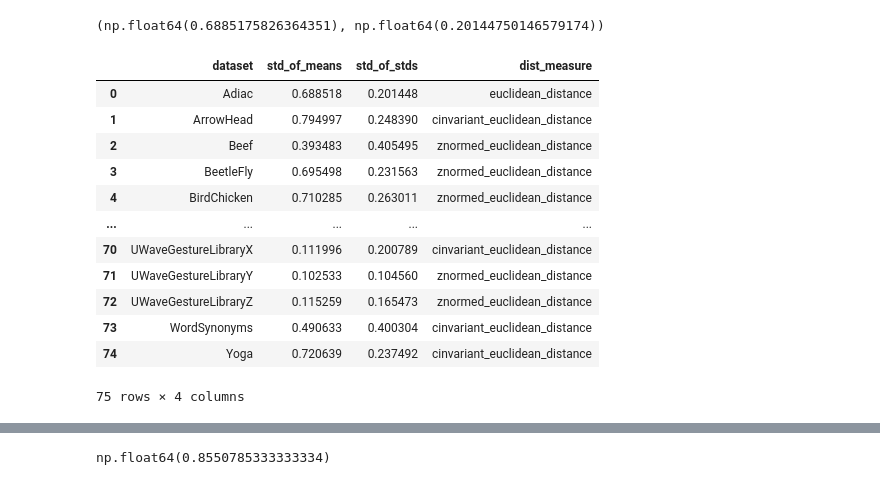
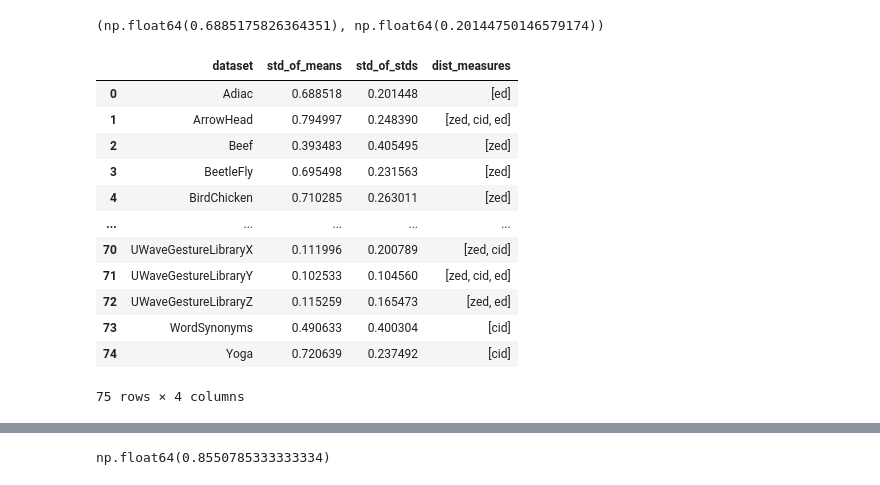
Before and after one commit to JaasperK/oracle, a Jupyter notebook: notebooks/oracle.ipynb, the cells around one changed output, grey strips where cells are left out. Saved outputs shown, nothing was run; the diff lists cells and outputs as text; code cells hidden in the pictures.

Commit message:
updated names

```diff
--- a/notebooks/oracle.ipynb
+++ b/notebooks/oracle.ipynb
@@ -84,3 +94,9 @@ znorm, cinv, euc
 (0.85508, 0.85808, 0.84063)
 # %% [markdown]
 Now that we have all scores for each distance measure, we can implement the oracle.
+# %%
+tolerance = 0.005
+row_max = df.max(axis=1)
+within_tol = df.ge(row_max - tolerance, axis=0)
+t_oracle = within_tol.apply(lambda r: df.columns[r].to_list(), axis=1).to_list()
+t_oracle
@@ -87,9 +121,7 @@ Now that we have all scores for each distance measure, we can implement the orac
 # %%
-t_oracle = df.idxmax(axis="columns")
-t_oracle = t_oracle.to_list()
 oracle = dict(zip(tssb_dataset_names, t_oracle))
-
 ds_names = dict(zip(tssb_dataset_names, list(range(len(tssb_dataset_names)))))
 
-ds_names["Adiac"], oracle["Adiac"]
+dataset = "ArrowHead"
+ds_names[dataset], oracle[dataset]
 # %% [output]
@@ -97,9 +129,6 @@ ds_names["Adiac"], oracle["Adiac"]
 # %%
-def oracle_score(dataset, verbose=False):
-    if verbose:
-        return df.loc[ds_names[dataset], oracle[dataset]], oracle[dataset]
-    else:
-        return df.loc[ds_names[dataset], oracle[dataset]]
+def oracle_score(dataset):
+    return df.loc[ds_names[dataset], oracle[dataset]].to_list()
 
-oracle_score("Adiac"), oracle_score("Adiac", verbose=True)
+oracle_score("Yoga")
 # %% [output]
@@ -130,7 +136,7 @@ compare_to_oracle(75 * ["euclidean_distance"], "euclidean_distance")
 # %%
 optimum = np.empty(len(tssb_dataset_names))
 for i, ds in enumerate(tssb_dataset_names):
-    optimum[i] = oracle_score(ds)
+    optimum[i] = oracle_score(ds)[0]
 
 optimum.mean()
 # %% [output]
@@ -343,25 +349,25 @@ mean_std_spread("Adiac", 10)
 # %%
 mu_spreads = []
 o_spreads = []
 for dataset in tssb_dataset_names:
     w_size = window_size(dataset)
     mu_spread, o_spread = mean_std_spread(dataset, w_size)
     mu_spreads.append(mu_spread)
     o_spreads.append(o_spread)
 
-spread = pd.DataFrame({"dataset" : tssb_dataset_names, "std_of_means" : mu_spreads, "std_of_stds" : o_spreads, "dist_measure" : t_oracle})
+spread = pd.DataFrame({"dataset" : tssb_dataset_names, "std_of_means" : mu_spreads, "std_of_stds" : o_spreads, "dist_measures" : t_oracle})
 spread
 # %% [output]
-|  | dataset | std_of_means | std_of_stds | dist_measure |
-| 0 | Adiac | 0.688518 | 0.201448 | euclidean_distance |
-| 1 | ArrowHead | 0.794997 | 0.248390 | cinvariant_euclidean_distance |
-| 2 | Beef | 0.393483 | 0.405495 | znormed_euclidean_distance |
-| 3 | BeetleFly | 0.695498 | 0.231563 | znormed_euclidean_distance |
-| 4 | BirdChicken | 0.710285 | 0.263011 | znormed_euclidean_distance |
+|  | dataset | std_of_means | std_of_stds | dist_measures |
+| 0 | Adiac | 0.688518 | 0.201448 | [ed] |
+| 1 | ArrowHead | 0.794997 | 0.248390 | [zed, cid, ed] |
+| 2 | Beef | 0.393483 | 0.405495 | [zed] |
+| 3 | BeetleFly | 0.695498 | 0.231563 | [zed] |
+| 4 | BirdChicken | 0.710285 | 0.263011 | [zed] |
 | ... | ... | ... | ... | ... |
-| 70 | UWaveGestureLibraryX | 0.111996 | 0.200789 | cinvariant_euclidean_distance |
-| 71 | UWaveGestureLibraryY | 0.102533 | 0.104560 | znormed_euclidean_distance |
-| 72 | UWaveGestureLibraryZ | 0.115259 | 0.165473 | znormed_euclidean_distance |
-| 73 | WordSynonyms | 0.490633 | 0.400304 | cinvariant_euclidean_distance |
-| 74 | Yoga | 0.720639 | 0.237492 | cinvariant_euclidean_distance |
+| 70 | UWaveGestureLibraryX | 0.111996 | 0.200789 | [zed, cid] |
+| 71 | UWaveGestureLibraryY | 0.102533 | 0.104560 | [zed, cid, ed] |
+| 72 | UWaveGestureLibraryZ | 0.115259 | 0.165473 | [zed, ed] |
+| 73 | WordSynonyms | 0.490633 | 0.400304 | [cid] |
+| 74 | Yoga | 0.720639 | 0.237492 | [cid] |
 75 rows × 4 columns
```
Also changed, not shown: parts of 30 cells of this notebook, 1 other file.
